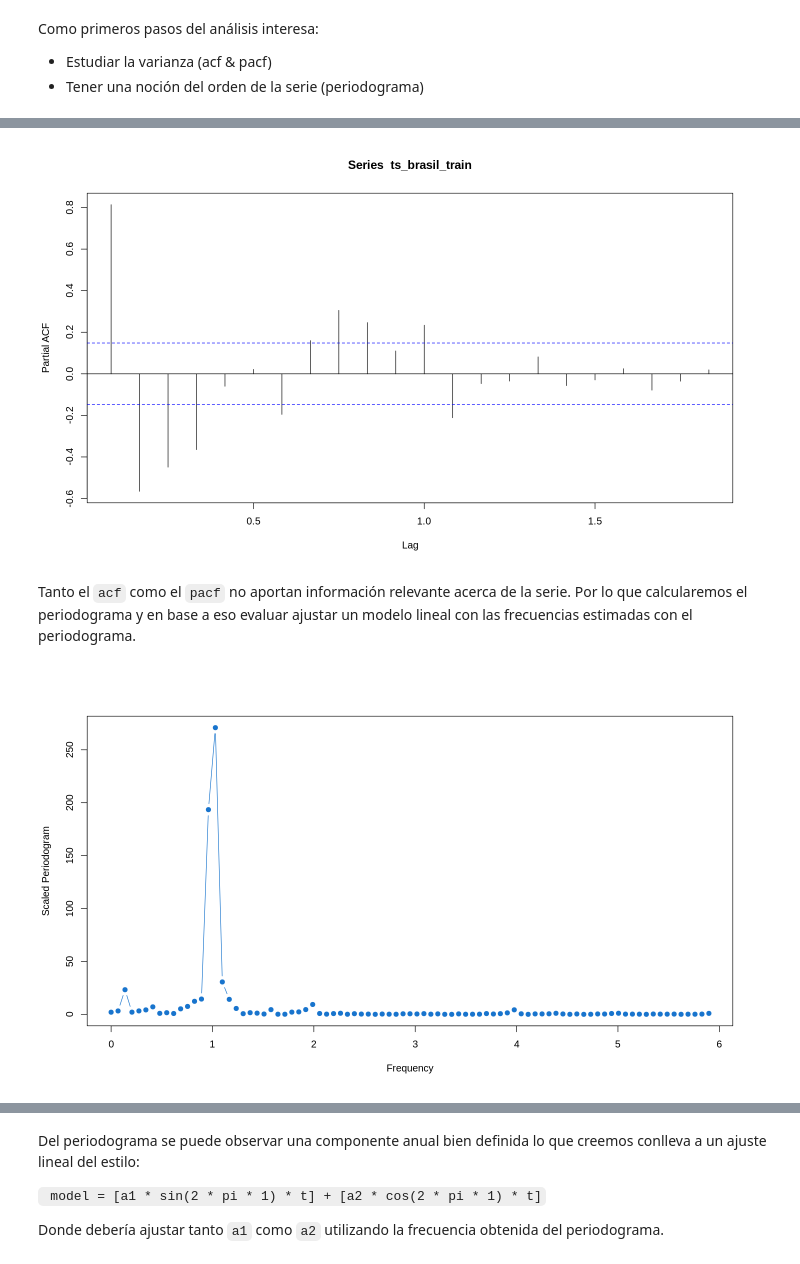
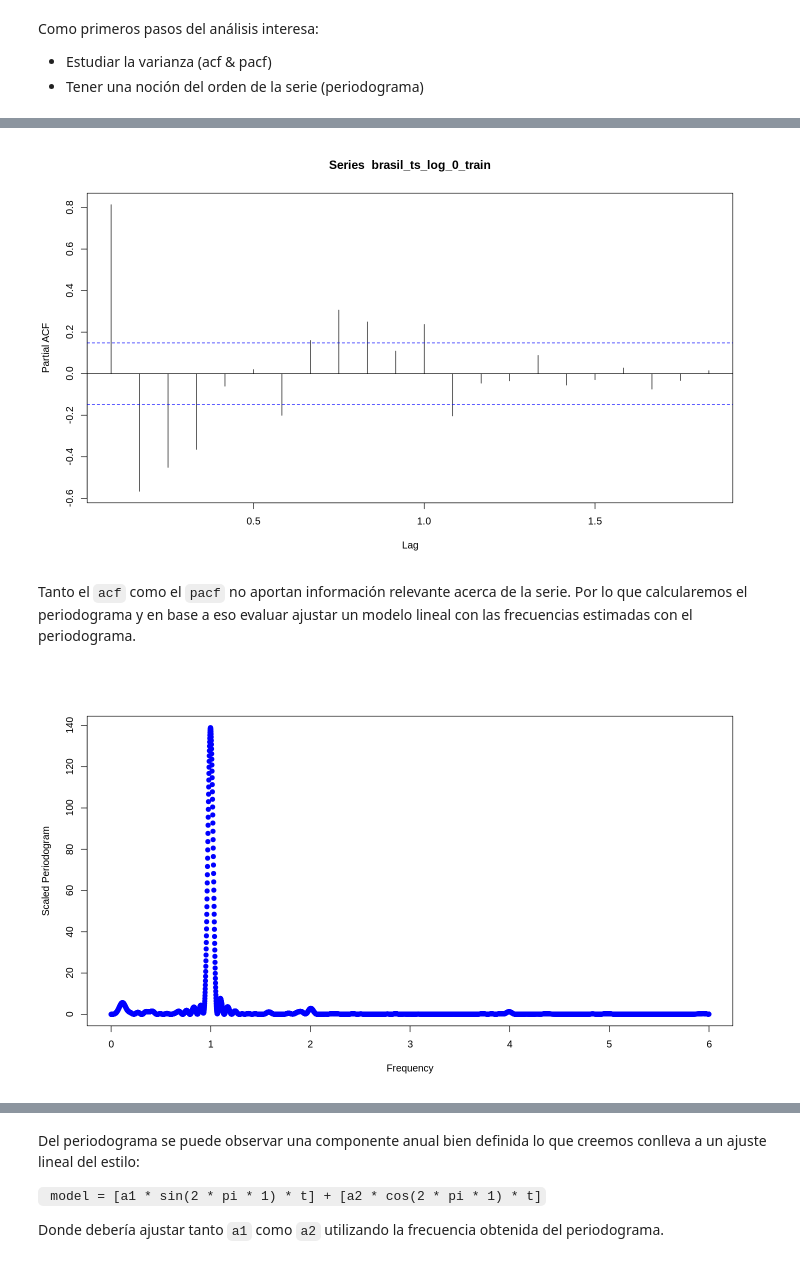
Before and after one commit to SeriesTemporales2021/obligatorio-apst-eiris_fiori_otte, a Jupyter notebook: Obligatorio de Analisis Predictivo de Series Temporales.ipynb, the cells around one changed output, grey strips where cells are left out. Cells and saved outputs as stored; diff of their text form; code cells hidden in the pictures.

```diff
--- a/Obligatorio de Analisis Predictivo de Series Temporales.ipynb
+++ b/Obligatorio de Analisis Predictivo de Series Temporales.ipynb
@@ -28,8 +30,9 @@ The following objects are masked from ‘package:base’:
 ## Análisis de incendios en Brasil (1998-2017)
 ### Nicolás Eiris - Ignacio Fiori - Sebastián Otte
 # %%
+#Se lee dataset, y se crea un dataframe, para kuego promediar los estados
 df = read_csv(
- "amazon.csv",
+ "Amazon.csv",
  col_types = cols(
    month = col_factor(
            levels = c("Janeiro", "Fevereiro",
@@ -197,0 +194,4 @@ tsplot(brasil_log, col=4, lwd=2)
+# %%
+#Se aplica logaritmo sobre la serie original
+brasil_ts_log = log(brasil_ts)
+tsplot(brasil_ts_log, col=4, lwd=2)
@@ -201,0 +204,11 @@ Dada esta afirmación, lo único que resta por aplicar es centrar la media en 0
+# %%
+#Se hace ajuste por tendencia solamente
+t = time(brasil_ts_log)
+fit_lm1 = lm(brasil_ts_log~t)
+pred_fit_lm1 = ts(predict(fit_lm1), start=c(1998, 6), frequency = 12)
+
+#ploteamos señal y predicción
+plot(brasil_ts_log)
+lines(pred_fit_lm1, col=2)
+
+summary(fit_lm1)
@@ -202,14 +232,15 @@ Dada esta afirmación, lo único que resta por aplicar es centrar la media en 0
 # %%
-ts_brasil = brasil_log - mean(brasil_log)
+#Nuestra serie sin tendencia y centrada en 0 la obtenemos como los residuos del ajuste lineal anterior
+brasil_ts_log_0 = ts(residuals(fit_lm1), start=c(1998, 6), frequency = 12)
 
 #Separamos dataset en train y test
-ts_brasil_train <- ts(ts_brasil[1:175],
+brasil_ts_log_0_train <- ts(brasil_ts_log_0[1:175],
             start=c(1998, 6),
             end=c(2012, 12),
             frequency = 12)
-ts_brasil_test <- ts(ts_brasil[176:length(ts_brasil)],
+brasil_ts_log_0_test <- ts(brasil_ts_log_0[176:length(brasil_ts_log_0)],
             start=c(2013, 1),
             end=c(2017, 11),
             frequency = 12)
-tsplot(ts_brasil_train)
+tsplot(brasil_ts_log_0_train)
 # %% [output]
@@ -228,17 +259,24 @@ acf(ts_brasil_train)
 # %%
-pacf(ts_brasil_train)
+pacf(brasil_ts_log_0_train)
 # %% [output]
-[figure, old version]
+[figure, new version]
 # %% [markdown]
 Tanto el `acf` como el `pacf` no aportan información relevante acerca de la serie. Por lo que calcularemos el periodograma y en base a eso evaluar ajustar un modelo lineal con las frecuencias estimadas con el periodograma.
 # %%
-n = length(ts_brasil_train)
+#Periodograma
+n = length(brasil_ts_log_0_train)
 
-P = 4/n*abs(fft(ts_brasil_train))^2
-P = P[1:floor(n/2)]
 
-f = (0:(n/2-1))/n*12
+xzp = c(brasil_ts_log_0_train,rep(0,10000-n))
 
-plot(f,P,  type="b", xlab="Frequency", ylab="Scaled Periodogram", col=4, lwd=1, pch=19)
+Nzp = length(xzp)
+
+xPerZp = (1/n)*abs(fft(xzp)^2)
+xPerZp = xPerZp[1:floor(Nzp/2)]
+
+
+fzp = (0:(Nzp/2-1))/Nzp*12
+
+plot(fzp,xPerZp,  type="b", xlab="Frequency", ylab="Scaled Periodogram", col=4, lwd=1, pch=19)
 # %% [output]
-[figure, old version]
+[figure, new version]
```
Also changed, not shown: parts of 60 cells of this notebook, 3 other files.
